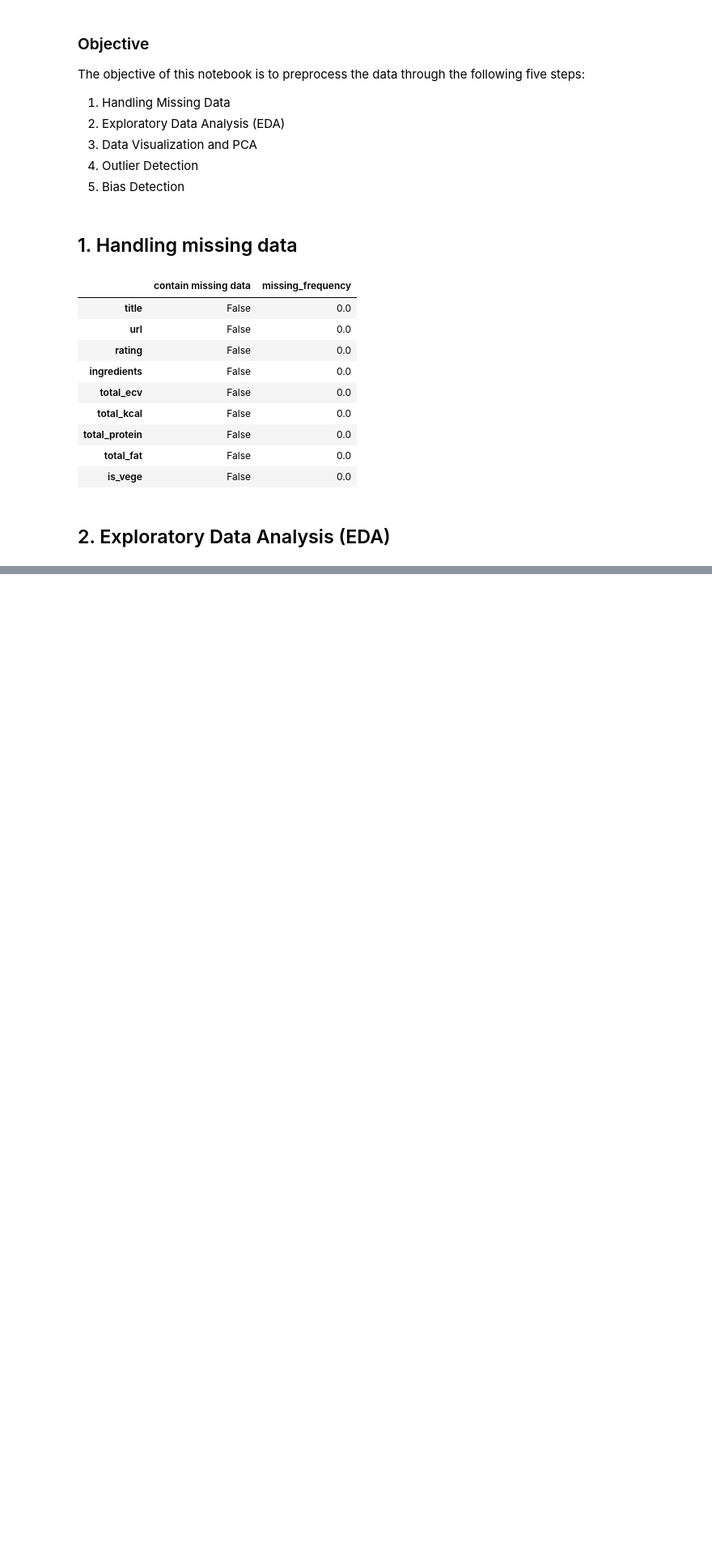
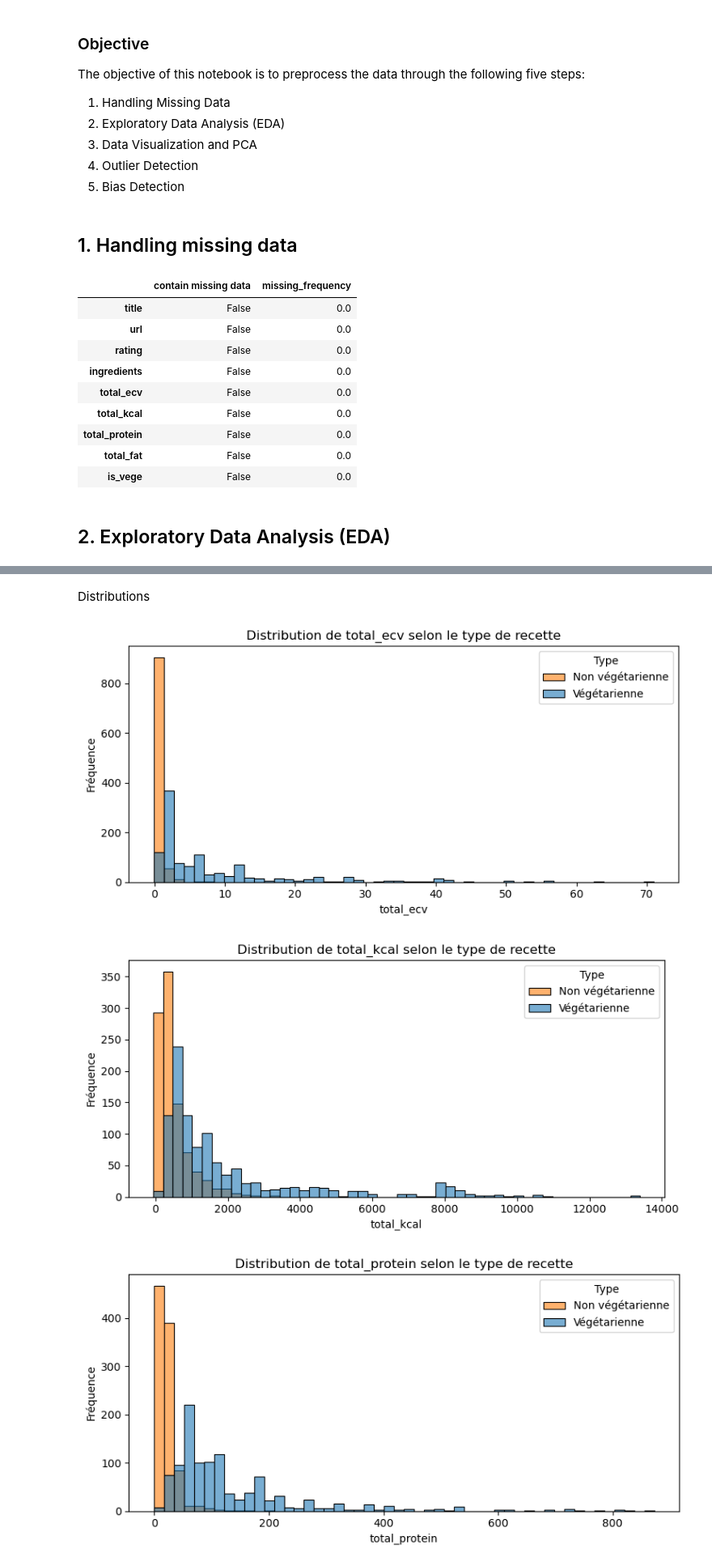
Before and after one commit to SitaraLiang/dalas-eco-recipes, a Jupyter notebook: notebooks/preprocessing.ipynb, the cells around one changed output, grey strips where cells are left out. Shown at 81% size. Saved outputs shown, nothing was run; the diff lists cells and outputs as text; code cells hidden in the pictures; blank space fills up the shorter version.

```diff
--- a/notebooks/preprocessing.ipynb
+++ b/notebooks/preprocessing.ipynb
@@ -79,0 +110,18 @@ Name: ingredients, Length: 2049, dtype: object
+# %% [markdown]
+Distributions
+# %%
+num_cols = ['total_ecv', 'total_kcal', 'total_protein', 'total_fat']
+
+for col in num_cols:
+    plt.figure(figsize=(8,4))
+    sns.histplot(data=df, x=col, hue='is_vege', bins=50, alpha=0.6)
+    plt.title(f"Distribution de {col} selon le type de recette")
+    plt.xlabel(col)
+    plt.ylabel("Fréquence")
+    plt.legend(title="Type", labels=["Non végétarienne", "Végétarienne"])
+    plt.tight_layout()
+    plt.show()
+# %% [output]
+[figure, added]
+[figure, added]
+[figure, added]
```
Also changed, not shown: parts of 34 cells of this notebook.
